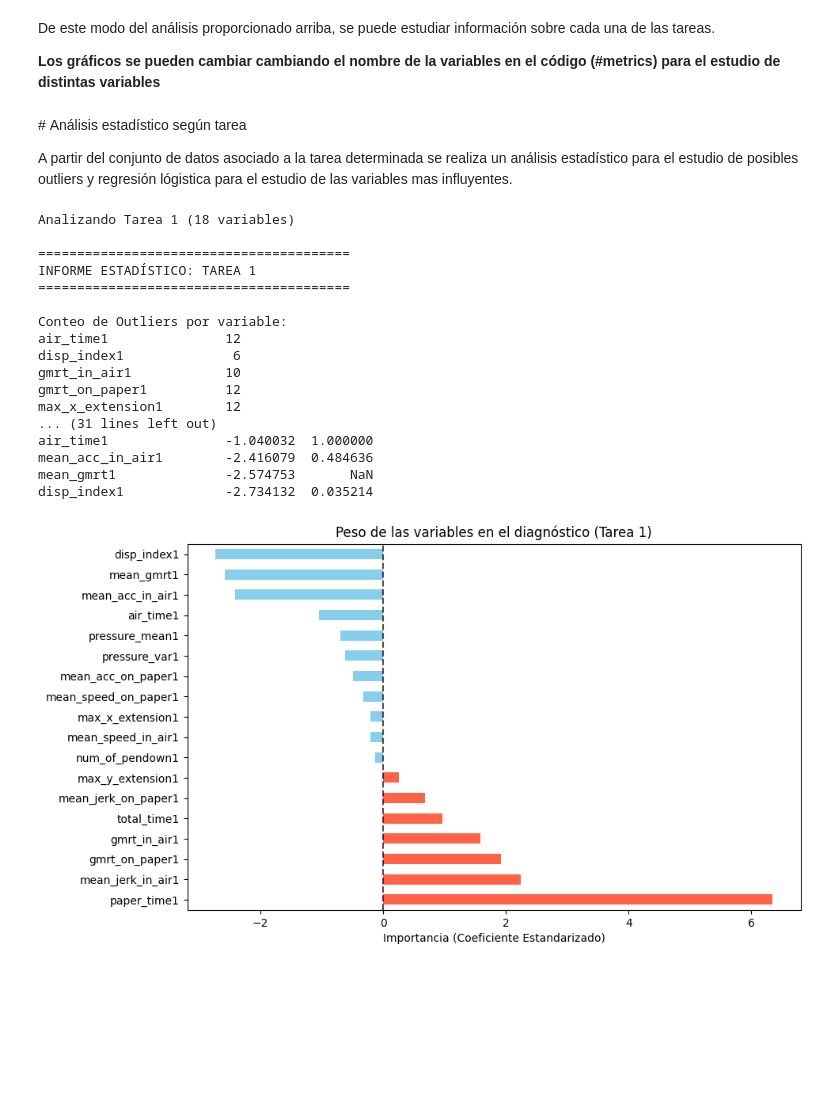
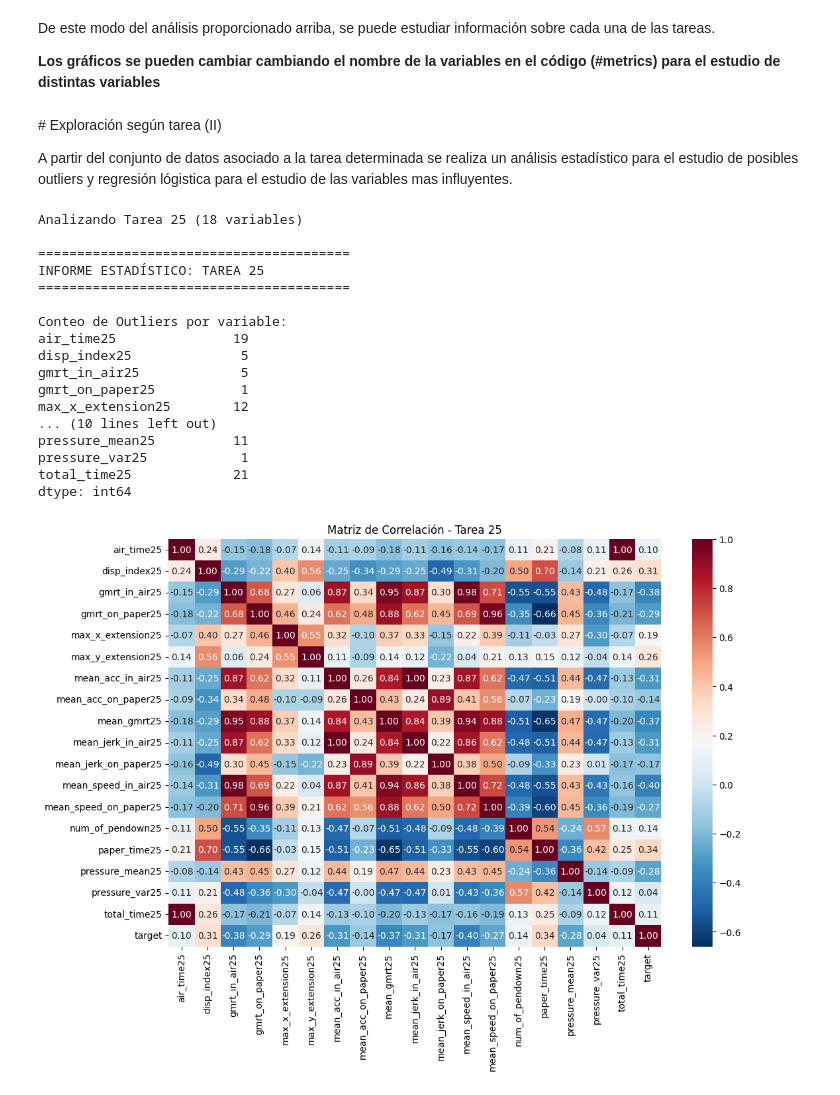
Before and after one commit to joserdeg/pruebas_tfm, a Jupyter notebook: darwin/darwin_exp1.ipynb, the cells around one changed output. Saved outputs shown, nothing was run; the diff lists cells and outputs as text; code cells hidden in the pictures; blank space fills up the shorter version.

```diff
--- a/darwin/darwin_exp1.ipynb
+++ b/darwin/darwin_exp1.ipynb
@@ -174,7 +173,7 @@ De este modo del análisis proporcionado arriba, se puede estudiar información
 
 **Los gráficos se pueden cambiar cambiando el nombre de la variables en el código (#metrics) para el estudio de distintas variables**
 # %% [markdown]
-# Análisis estadístico según tarea
+# Exploración según tarea (II)
 
 A partir del conjunto de datos asociado a la tarea determinada se realiza un análisis estadístico para el estudio de posibles outliers y regresión lógistica para el estudio de las variables mas influyentes.
 # %%
@@ -233,11 +232,20 @@ def analizar_tarea2(df, num_tarea): # función analizar_tarea
     print("\nConteo de Outliers por variable:")
     print(pd.Series(outliers_resumen)) # se presentan los outliers
 
-    # MAPA DE CORRELACIÓN
-    #plt.figure(figsize=(12, 8))
-    #sns.heatmap(df_tarea.drop('class', axis=1).corr(), annot=True, cmap='RdBu_r', fmt=".2f")
-    #plt.title(f'Matriz de Correlación - Tarea {num_tarea}')
-    #plt.show()
+    # MAPA DE CORRELACIÓN
+    plt.figure(figsize=(12, 8)) # dimensiones
+    sns.heatmap(df_tarea.drop('class', axis=1).corr(), annot=True, cmap='RdBu_r', fmt=".2f") # heatmap
+    plt.title(f'Matriz de Correlación - Tarea {num_tarea}') # título
+    plt.show() # se muestra el heatmap
+
+    """""
+    # CORR PEARSON
+    # Se eliminan las variables respuestas para etudiar la correlación
+    df_tarea2 = df_tarea.drop(columns=["class", "target"])
+    corr_p = df_tarea2.corr(method='pearson')
+    print("\nCorrelación Pearson:")
+    print(corr_p)
+    """
 
     # REGRESIÓN LOGÍSTICA
     X = df_tarea[cols_tarea] # se seleccionan las cols con las variables
@@ -256,44 +264,44 @@ def analizar_tarea2(df, num_tarea): # función analizar_tarea
             'P-valor': modelo.pvalues.drop('const') # p-valor
         }).sort_values(by='Coeficiente', ascending=False) # se ordena por influencia
 
         print("\nVariables que más influyen en el diagnóstico (Regresión):")
         print(influencia) # se imprime el resultado
 
         # Gráfico de Influencia
         plt.figure(figsize=(10, 6)) # tamaño
 
         # Rojo para coeficientes +, azul -
         colores = ['tomato' if c > 0 else 'skyblue' for c in influencia['Coeficiente']]
 
         # Gráfico de barras horizontales con los coeficientes
         influencia['Coeficiente'].plot(kind='barh', color=colores)
         plt.axvline(0, color='black', linestyle='--', alpha=0.7) # línea vertical en 0
         plt.title(f'Peso de las variables en el diagnóstico (Tarea {num_tarea})')
         plt.xlabel('Importancia (Coeficiente Estandarizado)') # etiqueta eje X
         plt.show() # se muestra el gráfico
 
     except Exception as e: # se impirme el mensaje cuando la regresión falla
         print(f"\nNo se pudo completar la regresión: {e}")
         print("Estudiar si las variables están demasiado correlacionadas (multicolinealidad).")
 
 # Uso:
-analizar_tarea2(df, 1)
+analizar_tarea2(df, 25)
 # %% [output]
-Analizando Tarea 1 (18 variables)
+Analizando Tarea 25 (18 variables)
 
 ========================================
-INFORME ESTADÍSTICO: TAREA 1
+INFORME ESTADÍSTICO: TAREA 25
 ========================================
 
 Conteo de Outliers por variable:
-air_time1               12
-disp_index1              6
-gmrt_in_air1            10
-gmrt_on_paper1          12
-max_x_extension1        12
-... (31 lines left out)
-air_time1               -1.040032  1.000000
-mean_acc_in_air1        -2.416079  0.484636
-mean_gmrt1              -2.574753       NaN
-disp_index1             -2.734132  0.035214
+air_time25               19
+disp_index25              5
+gmrt_in_air25             5
+gmrt_on_paper25           1
+max_x_extension25        12
+... (10 lines left out)
+pressure_mean25          11
+pressure_var25            1
+total_time25             21
+dtype: int64
-[figure, old version]
+[figure, new version]
```
Also changed, not shown: parts of 4 cells of this notebook, 3 other files.
